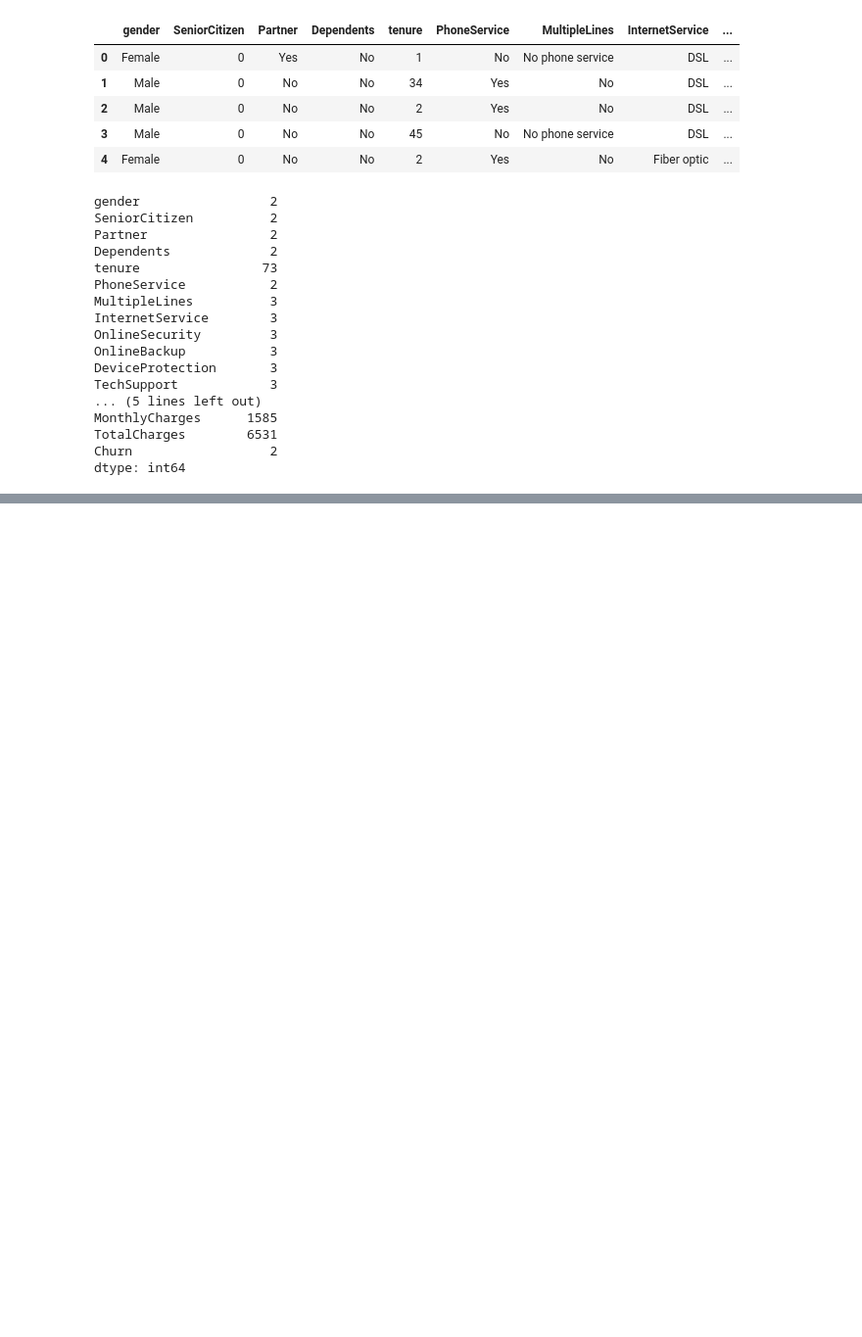
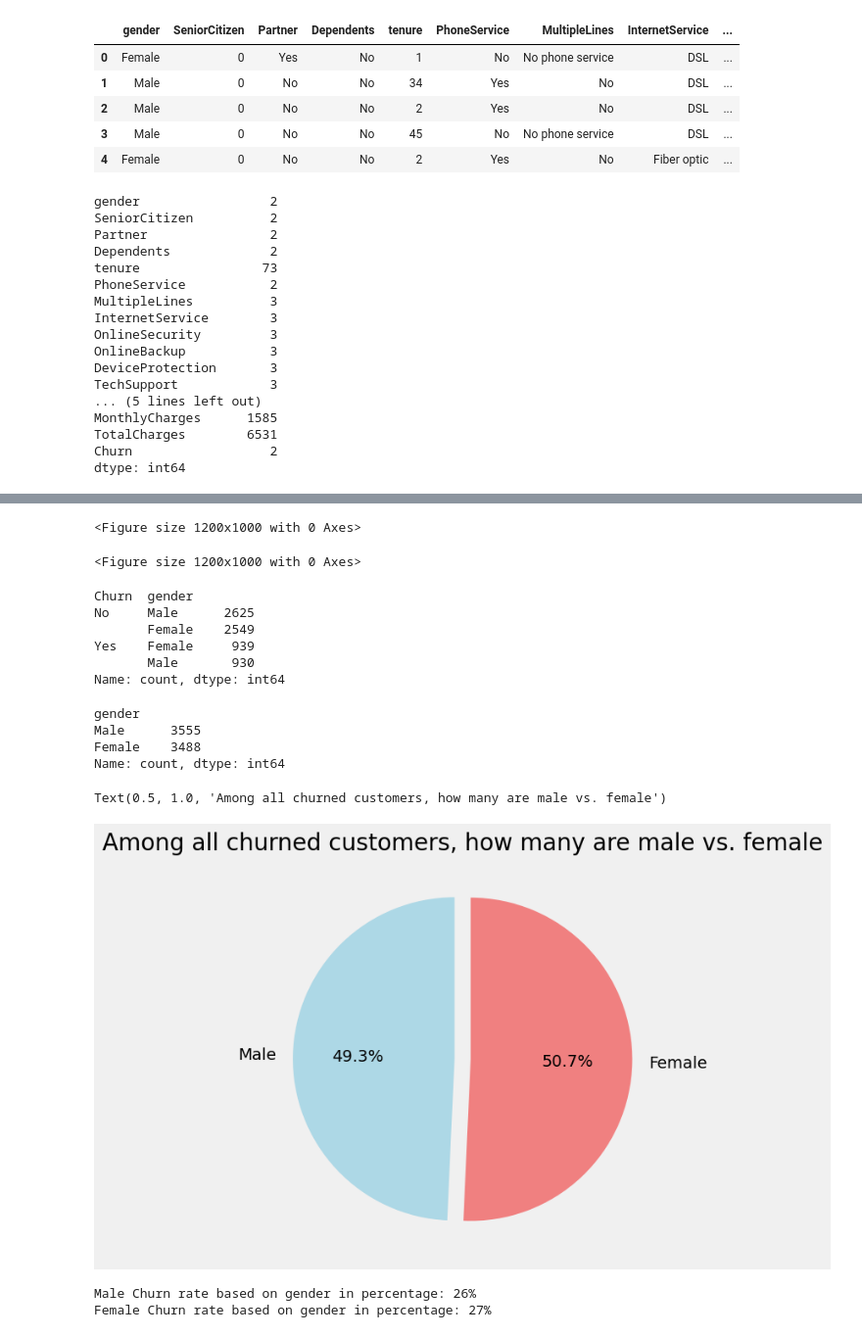
Before and after one commit to AnoopGeorge418/CustomerChurn-Prediction_System, a Jupyter notebook: dataHub/notebooks/exploratory/exploratory.ipynb, the cells around one changed output, grey strips where cells are left out. Shown at 98% size. Cells and saved outputs as stored; diff of their text form; code cells hidden in the pictures; blank space fills up the shorter version.

```diff
--- a/dataHub/notebooks/exploratory/exploratory.ipynb
+++ b/dataHub/notebooks/exploratory/exploratory.ipynb
@@ -520,0 +573,51 @@ Name: count, Length: 7021, dtype: int64
+# %%
+plt.style.use('fivethirtyeight')
+plt.figure(figsize=(12, 10))
+# %% [output]
+<Figure size 1200x1000 with 0 Axes>
+<Figure size 1200x1000 with 0 Axes>
+# %%
+# 1. what is the total gender and gender count of customer who churned the most
+copy_df.groupby(['Churn'])['gender'].value_counts()
+# %% [output]
+Churn  gender
+No     Male      2625
+       Female    2549
+Yes    Female     939
+       Male       930
+Name: count, dtype: int64
+# %%
+copy_df['gender'].value_counts()
+# %% [output]
+gender
+Male      3555
+Female    3488
+Name: count, dtype: int64
+# %%
+labels = ['Male', 'Female']
+colors = ['lightblue', 'lightcoral']
+
+churn = [930 / 3555 * 100, 939 / 3488 * 100]
+
+plt.figure(figsize=(12, 6))
+plt.pie(
+    x = churn,
+    labels = labels,
+    colors=colors,
+    autopct='%1.1f%%',
+    explode=[0.05, 0.05],
+    startangle=90
+)
+plt.title('Among all churned customers, how many are male vs. female')
+# %% [output]
+Text(0.5, 1.0, 'Among all churned customers, how many are male vs. female')
+[figure, added]
+# %%
+male_churn_rate = 930 / 3555 * 100
+female_chrun_rate = 939 / 3488 * 100
+
+print(f'Male Churn rate based on gender in percentage: {round(male_churn_rate)}%')
+print(f'Female Churn rate based on gender in percentage: {round(female_chrun_rate)}%')
+# %% [output]
+Male Churn rate based on gender in percentage: 26%
+Female Churn rate based on gender in percentage: 27%
```
Also changed, not shown: parts of 28 cells of this notebook.
